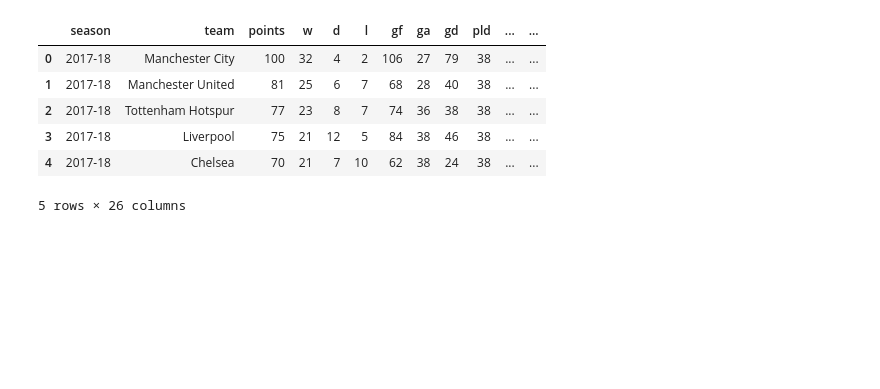
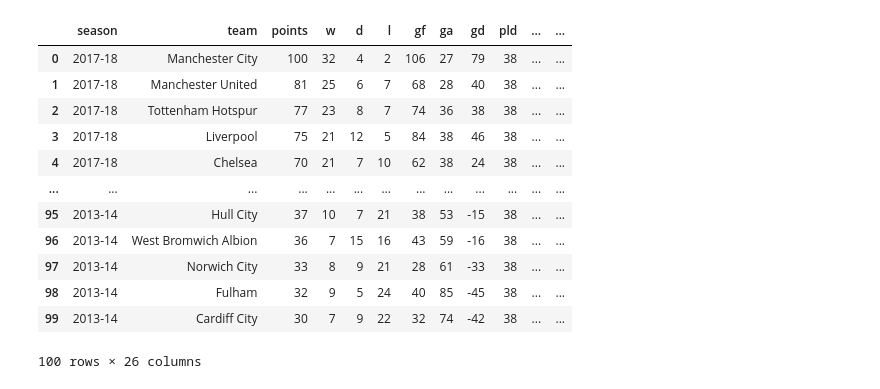
Before and after one commit to jurioste4/Myprojects, a Jupyter notebook: Code_practice/animated_bar_charts/code.ipynb, the cells around one changed output. Drawn from its saved outputs; the diff is of its cells as text; code cells hidden in the pictures; blank space fills up the shorter version.

```diff
--- a/Code_practice/animated_bar_charts/code.ipynb
+++ b/Code_practice/animated_bar_charts/code.ipynb
@@ -4,15 +4,21 @@ import numpy as np
 # %%
 prem_league = pd.read_csv('data/premierLeague_tables_1992-2017.csv')
 
-prem_league.head()
+prem_league.head(100)
 # %% [output]
 |  | season | team | points | w | d | l | gf | ga | gd | pld | ... | ... |
 | 0 | 2017-18 | Manchester City | 100 | 32 | 4 | 2 | 106 | 27 | 79 | 38 | ... | ... |
 | 1 | 2017-18 | Manchester United | 81 | 25 | 6 | 7 | 68 | 28 | 40 | 38 | ... | ... |
 | 2 | 2017-18 | Tottenham Hotspur | 77 | 23 | 8 | 7 | 74 | 36 | 38 | 38 | ... | ... |
 | 3 | 2017-18 | Liverpool | 75 | 21 | 12 | 5 | 84 | 38 | 46 | 38 | ... | ... |
 | 4 | 2017-18 | Chelsea | 70 | 21 | 7 | 10 | 62 | 38 | 24 | 38 | ... | ... |
+| ... | ... | ... | ... | ... | ... | ... | ... | ... | ... | ... | ... | ... |
+| 95 | 2013-14 | Hull City | 37 | 10 | 7 | 21 | 38 | 53 | -15 | 38 | ... | ... |
+| 96 | 2013-14 | West Bromwich Albion | 36 | 7 | 15 | 16 | 43 | 59 | -16 | 38 | ... | ... |
+| 97 | 2013-14 | Norwich City | 33 | 8 | 9 | 21 | 28 | 61 | -33 | 38 | ... | ... |
+| 98 | 2013-14 | Fulham | 32 | 9 | 5 | 24 | 40 | 85 | -45 | 38 | ... | ... |
+| 99 | 2013-14 | Cardiff City | 30 | 7 | 9 | 22 | 32 | 74 | -42 | 38 | ... | ... |
-5 rows × 26 columns
+100 rows × 26 columns
 # %%
 prem_league = prem_league[['season', 'team','points']]
 
```
Also changed, not shown: parts of 11 cells of this notebook, 2 other files.
